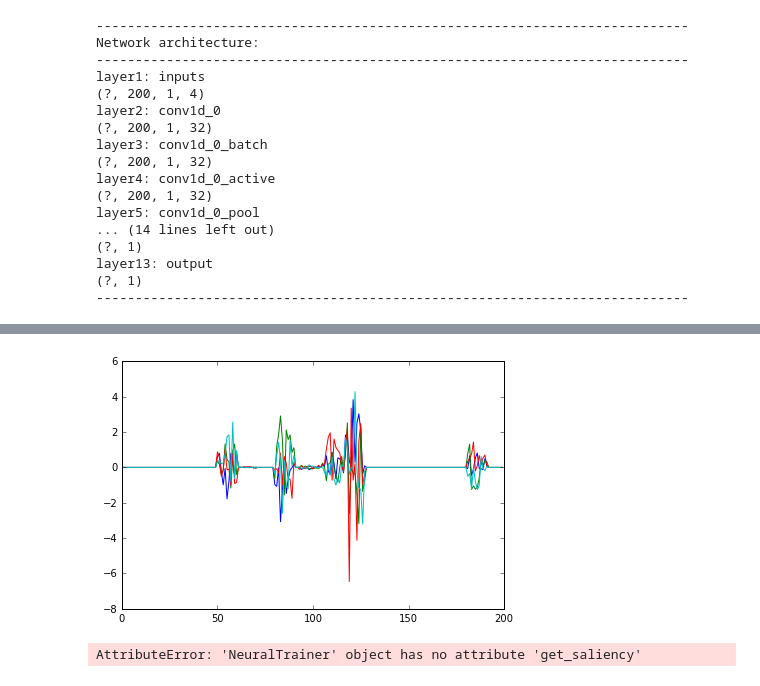
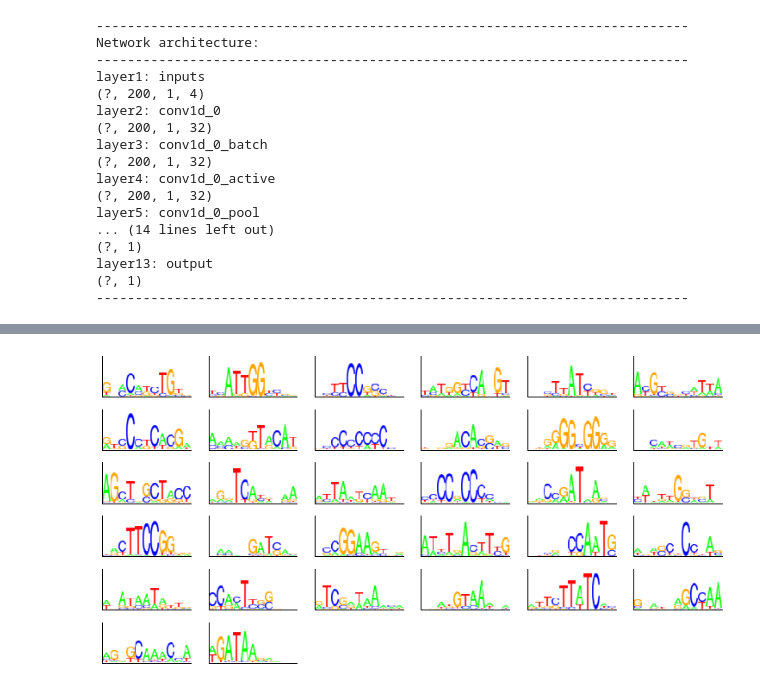
Before and after one commit to p-koo/deepomics, a Jupyter notebook: example/genome_classification_example.ipynb, the cells around one changed output, grey strips where cells are left out. Saved outputs shown, nothing was run; the diff lists cells and outputs as text; code cells hidden in the pictures.

```diff
--- a/example/genome_classification_example.ipynb
+++ b/example/genome_classification_example.ipynb
@@ -132,7 +132,7 @@ train = {'inputs': X_train, 'targets': y_train}
 valid = {'inputs': X_valid, 'targets': y_valid}
 test = {'inputs': X_test, 'targets': y_test}
 data = {'train': train, 'valid': valid, 'test': test}
-results = fit.train_minibatch(sess, nntrainer, data, batch_size=200, num_epochs=50,
-                              patience=20, verbose=2, shuffle=True, save='all')
+fit.train_minibatch(sess, nntrainer, data, batch_size=200, num_epochs=50,
+                      patience=20, verbose=2, shuffle=True, save_all=False)
 # %% [output]
 Epoch 1 out of 50
@@ -203,4 +165,0 @@ plt.plot(np.squeeze(sal[0][1]));
-# %%
-plt.plot(np.squeeze(sal2[1]));
-# %% [output]
-[figure, removed]
@@ -211,11 +165,0 @@ max_index = np.argsort(activations[:,0])#[::-1]
-# %%
-
-#saliency2 = nntrainer.get_average_salie
-for index in max_index[:5]:
-    fig, plt = visualize.plot_neg_saliency(np.squeeze(X_valid[index]).T, np.squeeze(saliency[index].T), height=50, nt_width=20, alphabet='dna', figsize=(100,2))
-    fig.set_size_inches(150, 20)
-
-    fig, plt = visualize.plot_neg_saliency(np.squeeze(X_valid[index]).T, np.squeeze(saliency2[index].T), height=50, nt_width=20, alphabet='dna', figsize=(100,2))
-    fig.set_size_inches(150, 20)
-# %% [output]
-AttributeError: 'NeuralTrainer' object has no attribute 'get_saliency'
@@ -241,0 +166,7 @@ for index in max_index[:5]:
+# %%
+W = nnmodel.get_parameters(sess, layer='conv1d_0')[0]
+W = np.squeeze(W.transpose([3, 2, 0, 1]))
+fig, plt = visualize.plot_filter_logos(W, normalize=True, figsize=(100,50), height=25,
+                            nt_width=10, norm=0, alphabet='dna')
+# %% [output]
+[figure, added]
```
Also changed, not shown: parts of 9 cells of this notebook, 7 other files.
